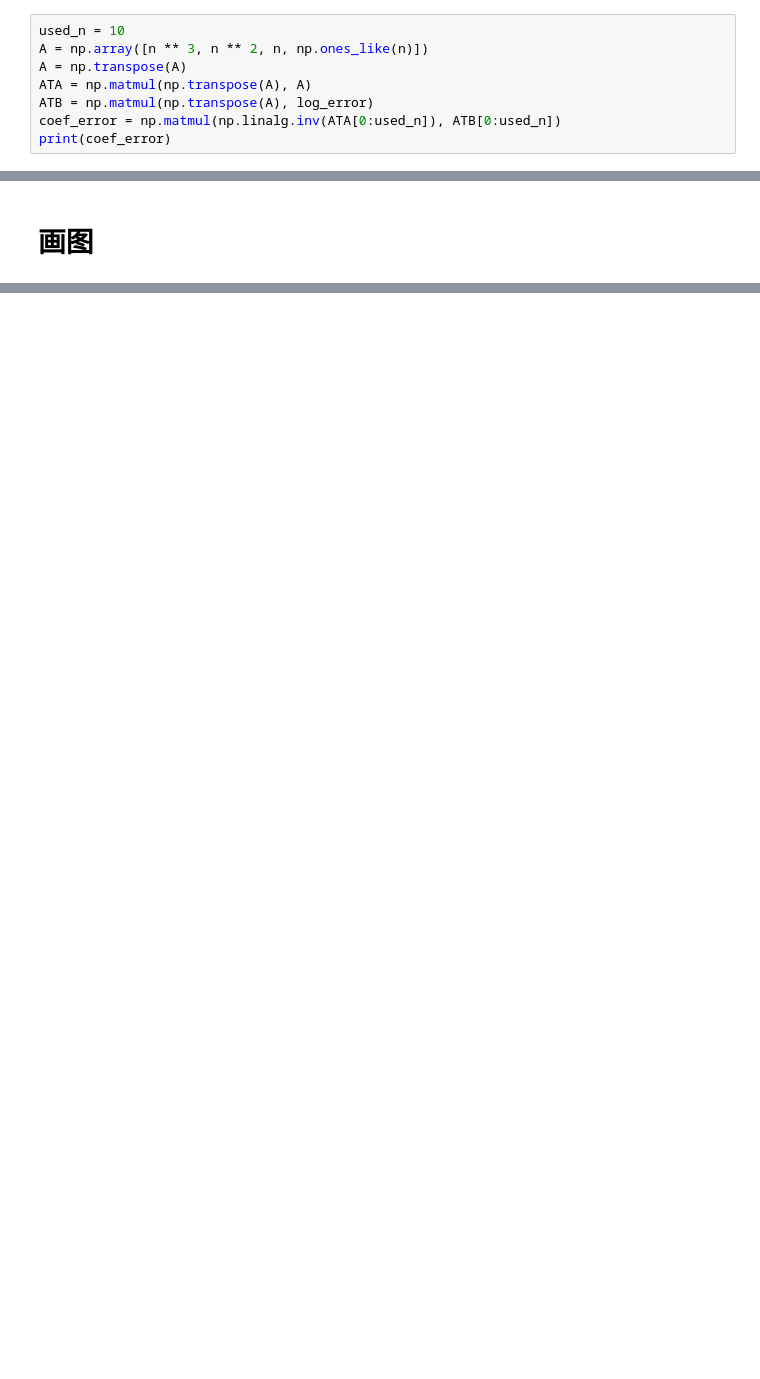
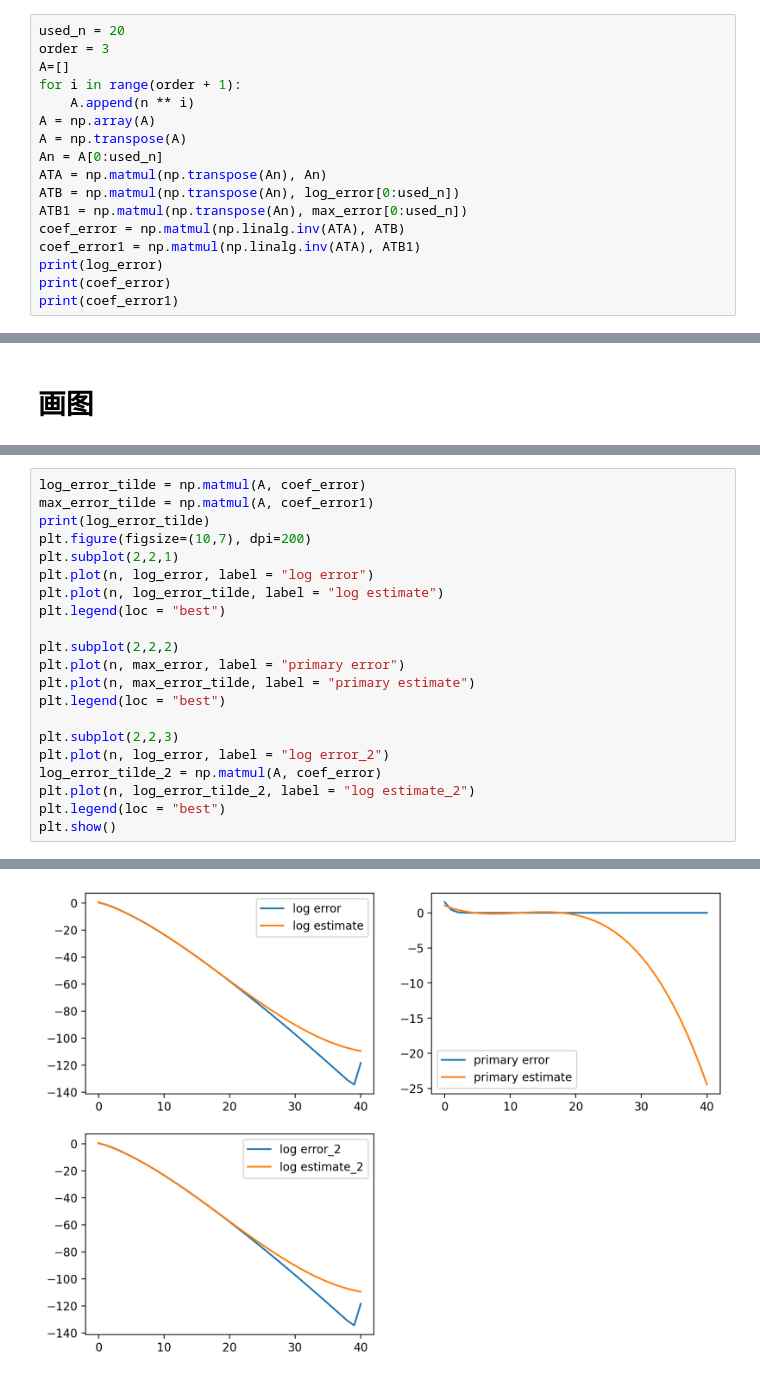
Before and after one commit to Suffoc/SquareApproximation, a Jupyter notebook: SquareApproximation.ipynb, the cells around one changed output, grey strips where cells are left out. Saved outputs shown, nothing was run; the diff lists cells and outputs as text; blank space fills up the shorter version.

Commit message:
Function Improvement Estimate the deg of log error

```diff
--- a/SquareApproximation.ipynb
+++ b/SquareApproximation.ipynb
@@ -189,11 +189,20 @@ Deprecated in NumPy 1.20; for more details and guidance: https://numpy.org/devdo
 # %% [markdown]
 # 对对数误差进行最小二乘法
 # %%
-used_n = 10
-A = np.array([n ** 3, n ** 2, n, np.ones_like(n)])
+used_n = 20
+order = 3
+A=[]
+for i in range(order + 1):
+    A.append(n ** i)
+A = np.array(A)
 A = np.transpose(A)
-ATA = np.matmul(np.transpose(A), A)
-ATB = np.matmul(np.transpose(A), log_error)
-coef_error = np.matmul(np.linalg.inv(ATA[0:used_n]), ATB[0:used_n])
+An = A[0:used_n]
+ATA = np.matmul(np.transpose(An), An)
+ATB = np.matmul(np.transpose(An), log_error[0:used_n])
+ATB1 = np.matmul(np.transpose(An), max_error[0:used_n])
+coef_error = np.matmul(np.linalg.inv(ATA), ATB)
+coef_error1 = np.matmul(np.linalg.inv(ATA), ATB1)
+print(log_error)
 print(coef_error)
+print(coef_error1)
 # %% [output]
@@ -210,0 +223,22 @@ plt.show()
+# %%
+log_error_tilde = np.matmul(A, coef_error)
+max_error_tilde = np.matmul(A, coef_error1)
+print(log_error_tilde)
+plt.figure(figsize=(10,7), dpi=200)
+plt.subplot(2,2,1)
+plt.plot(n, log_error, label = "log error")
+plt.plot(n, log_error_tilde, label = "log estimate")
+plt.legend(loc = "best")
+
+plt.subplot(2,2,2)
+plt.plot(n, max_error, label = "primary error")
+plt.plot(n, max_error_tilde, label = "primary estimate")
+plt.legend(loc = "best")
+
+plt.subplot(2,2,3)
+plt.plot(n, log_error, label = "log error_2")
+log_error_tilde_2 = np.matmul(A, coef_error)
+plt.plot(n, log_error_tilde_2, label = "log estimate_2")
+plt.legend(loc = "best")
+plt.show()
+# %% [output]
@@ -210,0 +254 @@ plt.show()
+[figure, added]
```
Also changed, not shown: parts of 14 cells of this notebook, 4 other files.
